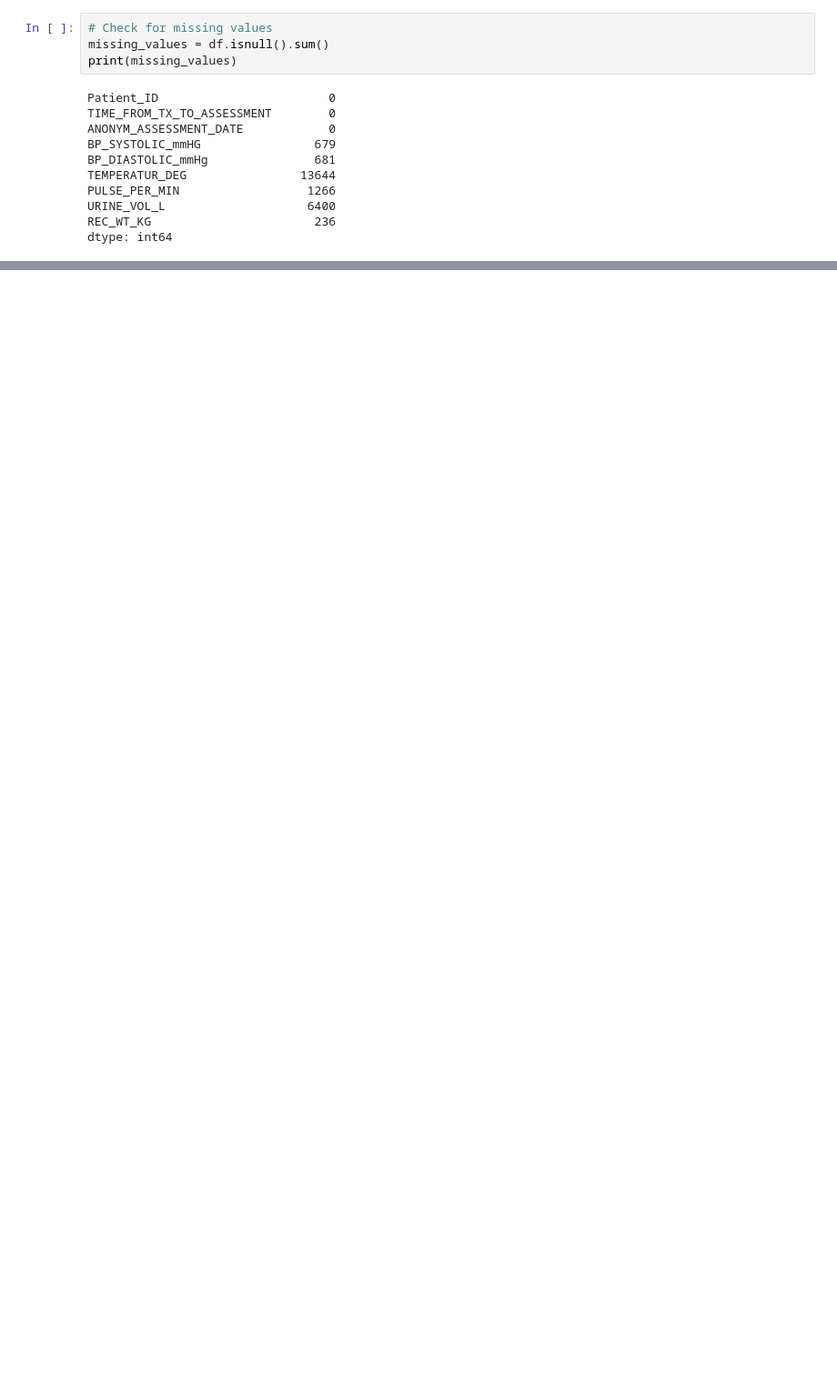
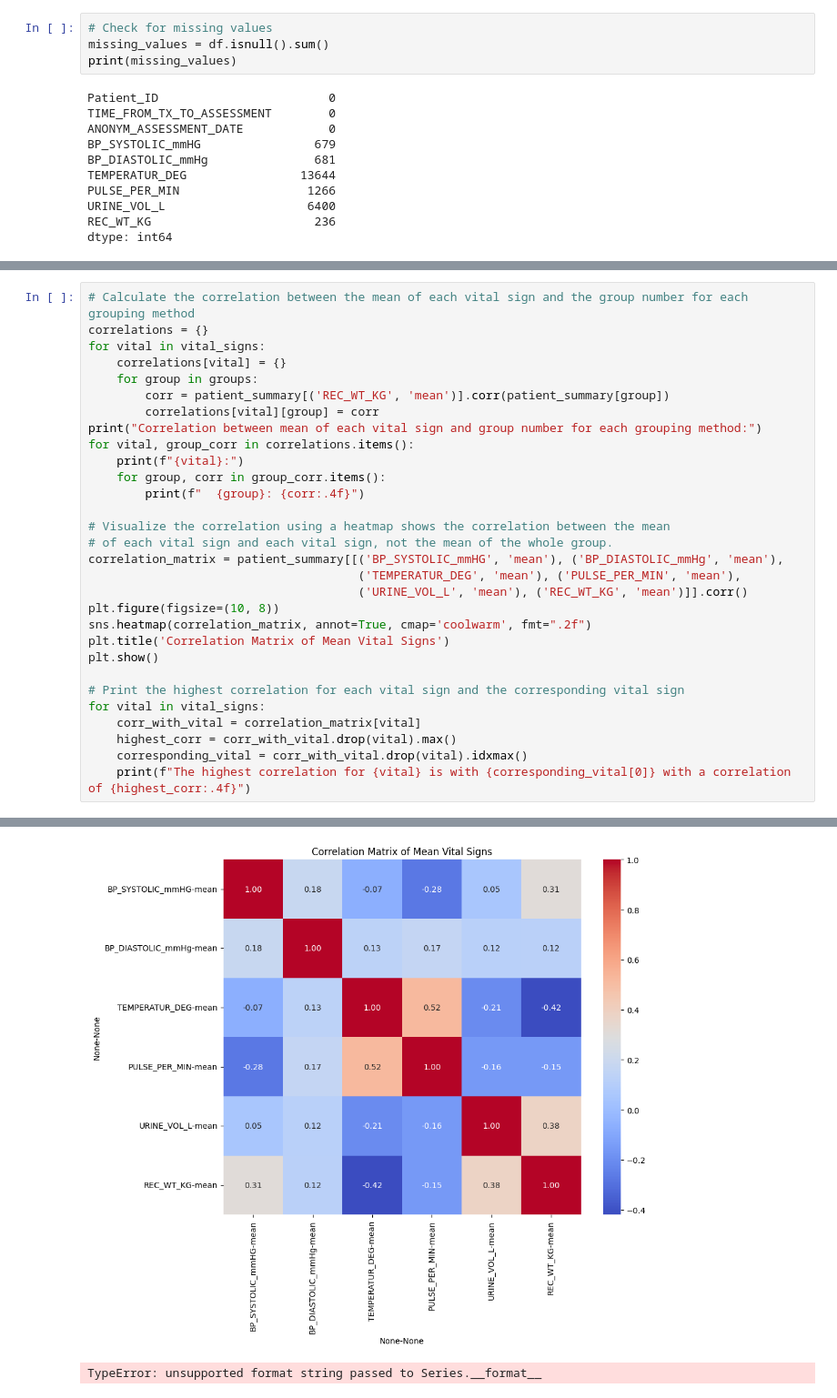
Before and after one commit to abdallataha/KGeNe, a Jupyter notebook: Data analysis.ipynb, the cells around one changed output, grey strips where cells are left out. Shown at 91% size. Cells and saved outputs as stored; diff of their text form; blank space fills up the shorter version.

```diff
--- a/Data analysis.ipynb
+++ b/Data analysis.ipynb
@@ -122,0 +214,31 @@ for vital in vital_signs:
+# %%
+# Calculate the correlation between the mean of each vital sign and the group number for each grouping method
+correlations = {}
+for vital in vital_signs:
+    correlations[vital] = {}
+    for group in groups:
+        corr = patient_summary[('REC_WT_KG', 'mean')].corr(patient_summary[group])
+        correlations[vital][group] = corr
+print("Correlation between mean of each vital sign and group number for each grouping method:")
+for vital, group_corr in correlations.items():
+    print(f"{vital}:")
+    for group, corr in group_corr.items():
+        print(f"  {group}: {corr:.4f}")
+
+# Visualize the correlation using a heatmap shows the correlation between the mean
+# of each vital sign and each vital sign, not the mean of the whole group.
+correlation_matrix = patient_summary[[('BP_SYSTOLIC_mmHG', 'mean'), ('BP_DIASTOLIC_mmHg', 'mean'),
+                                      ('TEMPERATUR_DEG', 'mean'), ('PULSE_PER_MIN', 'mean'),
+                                      ('URINE_VOL_L', 'mean'), ('REC_WT_KG', 'mean')]].corr()
+plt.figure(figsize=(10, 8))
+sns.heatmap(correlation_matrix, annot=True, cmap='coolwarm', fmt=".2f")
+plt.title('Correlation Matrix of Mean Vital Signs')
+plt.show()
+
+# Print the highest correlation for each vital sign and the corresponding vital sign
+for vital in vital_signs:
+    corr_with_vital = correlation_matrix[vital]
+    highest_corr = corr_with_vital.drop(vital).max()
+    corresponding_vital = corr_with_vital.drop(vital).idxmax()
+    print(f"The highest correlation for {vital} is with {corresponding_vital[0]} with a correlation of {highest_corr:.4f}")
+# %% [output]
@@ -122,0 +262,2 @@ for vital in vital_signs:
+[figure, added]
+TypeError: unsupported format string passed to Series.__format__
```
Also changed, not shown: parts of 11 cells of this notebook, 1 other file.
